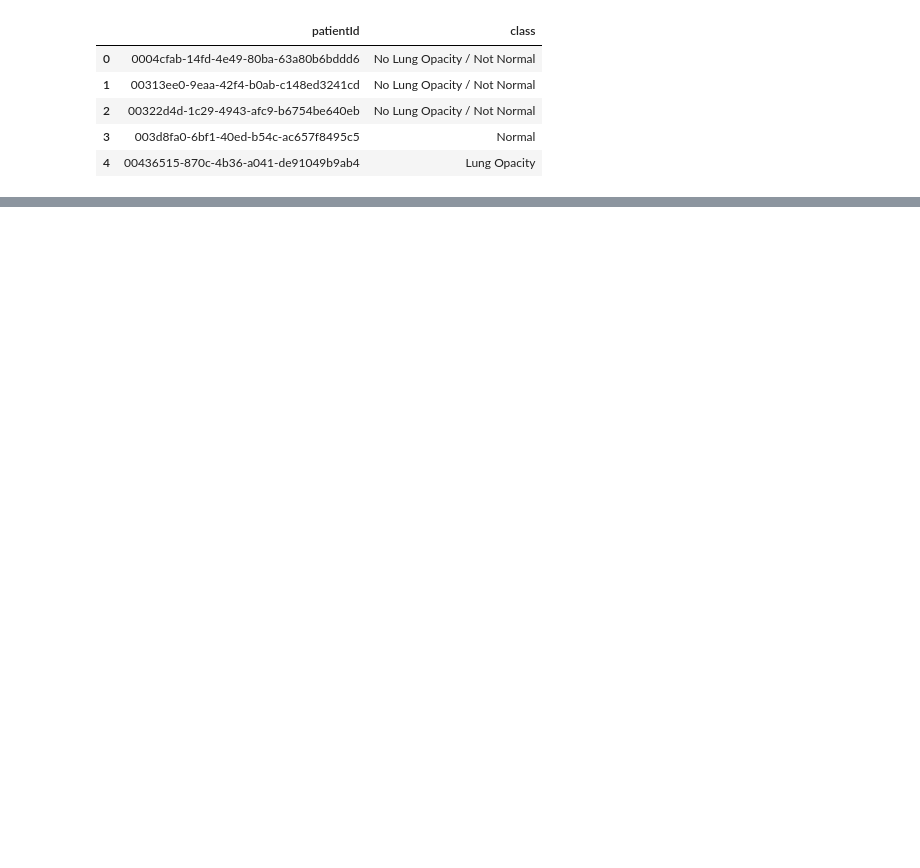
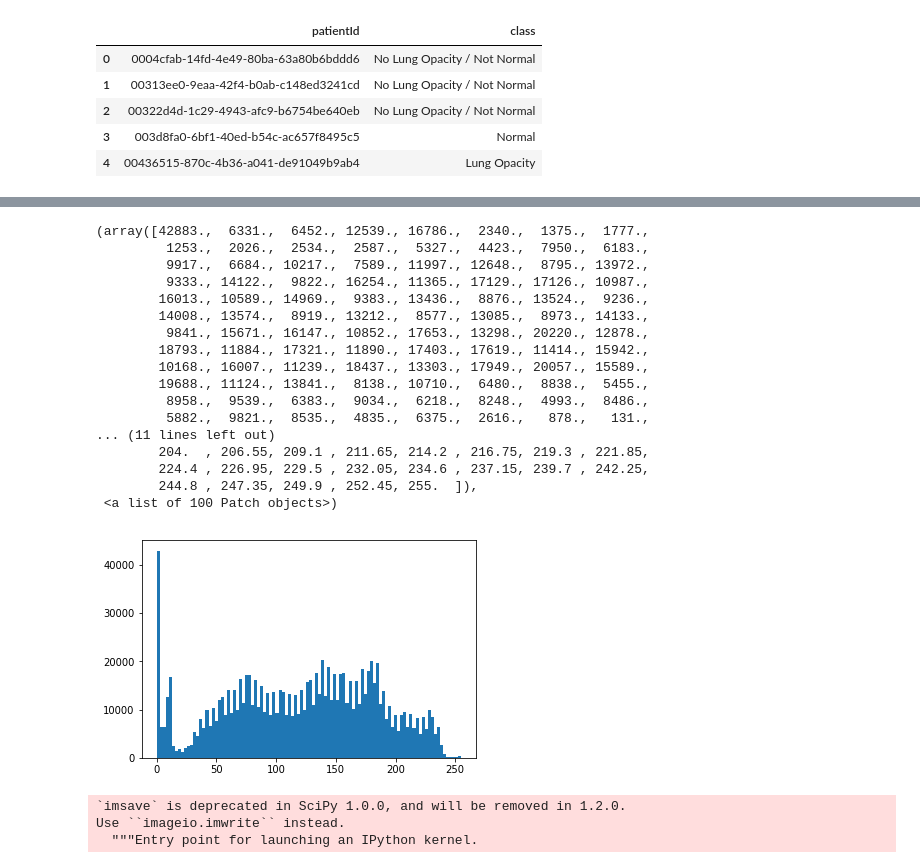
Before and after one commit to JSitter/pneumonia-detector, a Jupyter notebook: RSNA Pneumonia Challenge.ipynb, the cells around one changed output, grey strips where cells are left out. Saved outputs shown, nothing was run; the diff lists cells and outputs as text; code cells hidden in the pictures; blank space fills up the shorter version.

```diff
--- a/RSNA Pneumonia Challenge.ipynb
+++ b/RSNA Pneumonia Challenge.ipynb
@@ -57,0 +99,27 @@ FileNotFoundError: [Errno 2] No such file or directory: './datasets/train_imgs/0
+# %%
+display(plt.hist(image.ravel(), bins=100))
+# %% [output]
+(array([42883.,  6331.,  6452., 12539., 16786.,  2340.,  1375.,  1777.,
+         1253.,  2026.,  2534.,  2587.,  5327.,  4423.,  7950.,  6183.,
+         9917.,  6684., 10217.,  7589., 11997., 12648.,  8795., 13972.,
+         9333., 14122.,  9822., 16254., 11365., 17129., 17126., 10987.,
+        16013., 10589., 14969.,  9383., 13436.,  8876., 13524.,  9236.,
+        14008., 13574.,  8919., 13212.,  8577., 13085.,  8973., 14133.,
+         9841., 15671., 16147., 10852., 17653., 13298., 20220., 12878.,
+        18793., 11884., 17321., 11890., 17403., 17619., 11414., 15942.,
+        10168., 16007., 11239., 18437., 13303., 17949., 20057., 15589.,
+        19688., 11124., 13841.,  8138., 10710.,  6480.,  8838.,  5455.,
+         8958.,  9539.,  6383.,  9034.,  6218.,  8248.,  4993.,  8486.,
+         5882.,  9821.,  8535.,  4835.,  6375.,  2616.,   878.,   131.,
+... (11 lines left out)
+        204.  , 206.55, 209.1 , 211.65, 214.2 , 216.75, 219.3 , 221.85,
+        224.4 , 226.95, 229.5 , 232.05, 234.6 , 237.15, 239.7 , 242.25,
+        244.8 , 247.35, 249.9 , 252.45, 255.  ]),
+ <a list of 100 Patch objects>)
+[figure, added]
+# %%
+imsave("image.png", image)
+# %% [output]
+`imsave` is deprecated in SciPy 1.0.0, and will be removed in 1.2.0.
+Use ``imageio.imwrite`` instead.
+  """Entry point for launching an IPython kernel.
```
Also changed, not shown: parts of 9 cells of this notebook.
